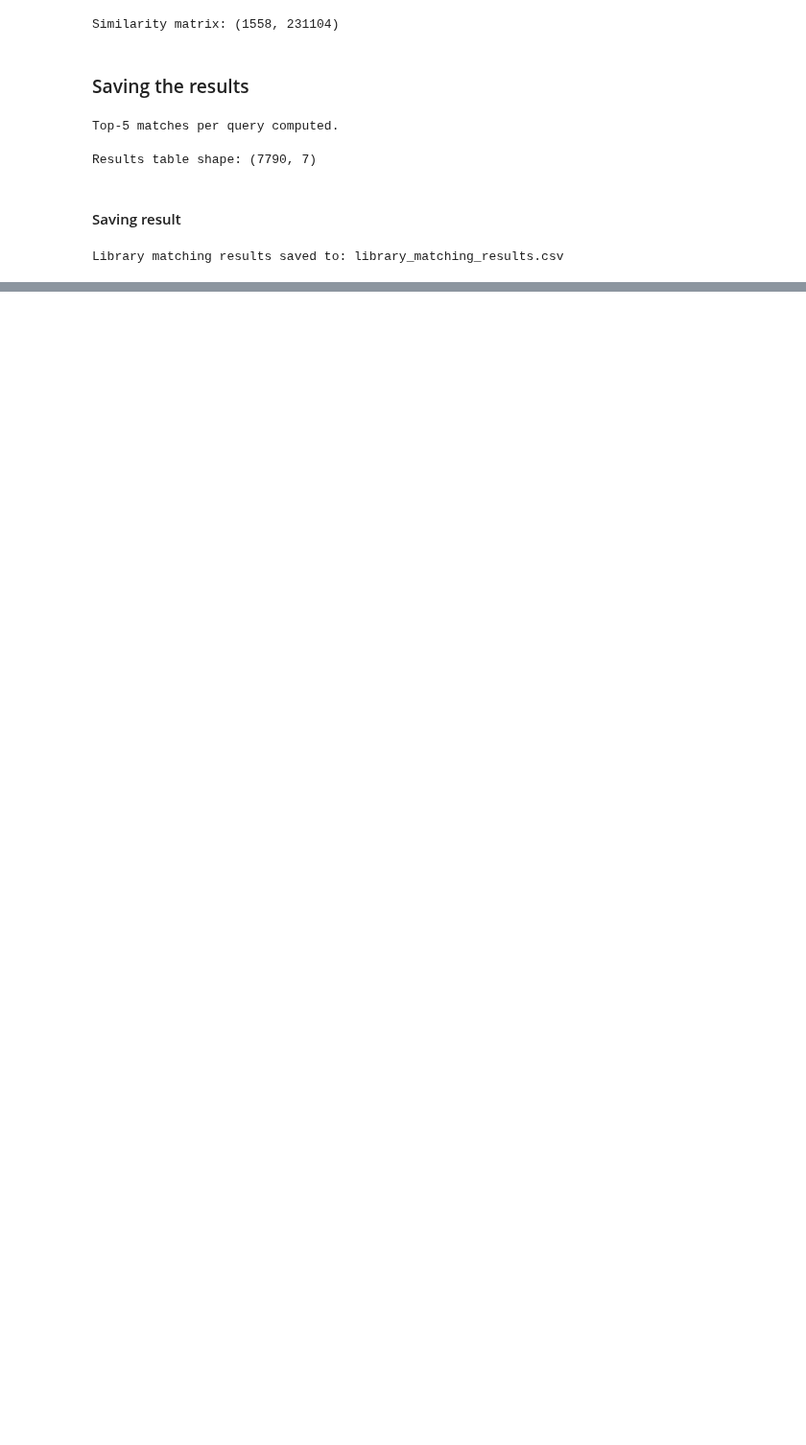
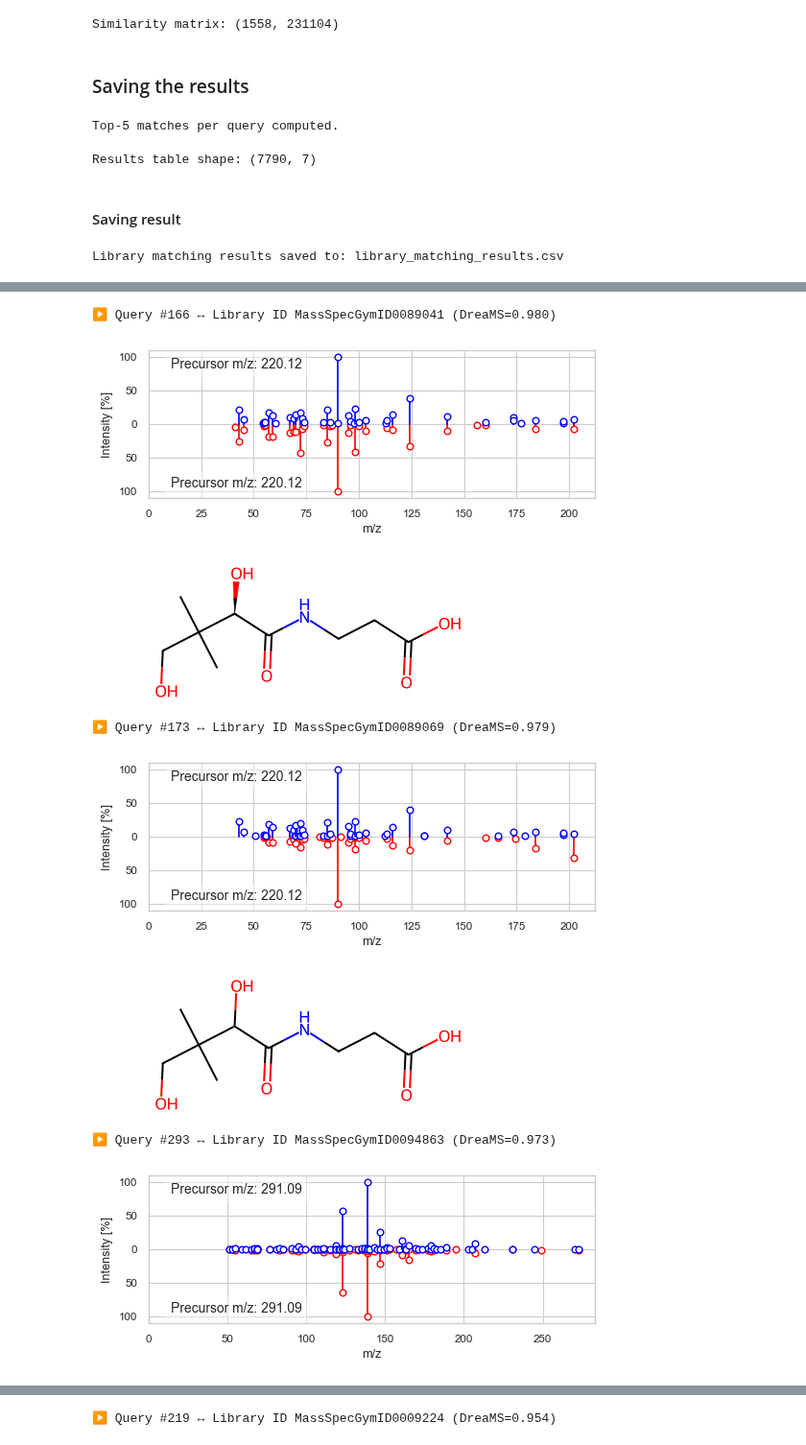
Before and after one commit to pluskal-lab/DreaMS_MIMB, a Jupyter notebook: notebooks/3_library_matching.ipynb, the cells around one changed output, grey strips where cells are left out. Shown at 96% size. Saved outputs shown, nothing was run; the diff lists cells and outputs as text; code cells hidden in the pictures; blank space fills up the shorter version.

Commit message:
investigating top hits of library matching

```diff
--- a/notebooks/3_library_matching.ipynb
+++ b/notebooks/3_library_matching.ipynb
@@ -141,0 +144,22 @@ Library matching results saved to: library_matching_results.csv
+# %%
+# 10) Helper to get the top-N DreaMS matches (only rank=1 hits) -------------
+from pathlib import Path
+
+
+def top_dreams_hits(results_csv: Path, topn: int = 10):
+    """
+    Read the library matching CSV, keep only the rank==1 hits,
+    sort by DreaMS_similarity descending, and return the top-N.
+    """
+    df = pd.read_csv(results_csv)
+    df1 = df[df["rank"] == 1].copy()
+    df1 = df1.sort_values("DreaMS_similarity", ascending=False).reset_index(drop=True)
+    return df1.head(topn)
+# %%
+# path to your results CSV from step 8
+results_csv = results_folder / "library_matching_results.csv"
+
+# pull out the top 10
+top10 = top_dreams_hits(results_csv, topn=10)
+print("Top 10 rank=1 DreaMS matches:")
+display(top10)
@@ -141,0 +179,23 @@ Library matching results saved to: library_matching_results.csv
+# %%
+# 11) Mirror-plot the top-10 hits --------------------------------------------
+import rdkit.Chem as Chem
+
+for row in top10.itertuples():
+    qi, li = int(row.query_index), int(row.library_index)
+    print(f"\n▶ Query #{qi} ↔ Library ID {row.library_IDENTIFIER} (DreaMS={row.DreaMS_similarity:.3f})")
+    su.plot_spectrum(
+        spec=msdata_q.get_spectra(qi),
+        mirror_spec=msdata_lib.get_spectra(li),
+        prec_mz=msdata_q.get_prec_mzs(qi),
+        mirror_prec_mz=msdata_lib.get_prec_mzs(li),
+    )
+    display(Chem.MolFromSmiles(row.library_SMILES))
+# %% [output]
+▶ Query #166 ↔ Library ID MassSpecGymID0089041 (DreaMS=0.980)
+[figure, added]
+[figure, added]
+▶ Query #173 ↔ Library ID MassSpecGymID0089069 (DreaMS=0.979)
+[figure, added]
+[figure, added]
+▶ Query #293 ↔ Library ID MassSpecGymID0094863 (DreaMS=0.973)
+[figure, added]
@@ -141,0 +203 @@ Library matching results saved to: library_matching_results.csv
+▶ Query #219 ↔ Library ID MassSpecGymID0009224 (DreaMS=0.954)
```
Also changed, not shown: parts of 3 cells of this notebook.
